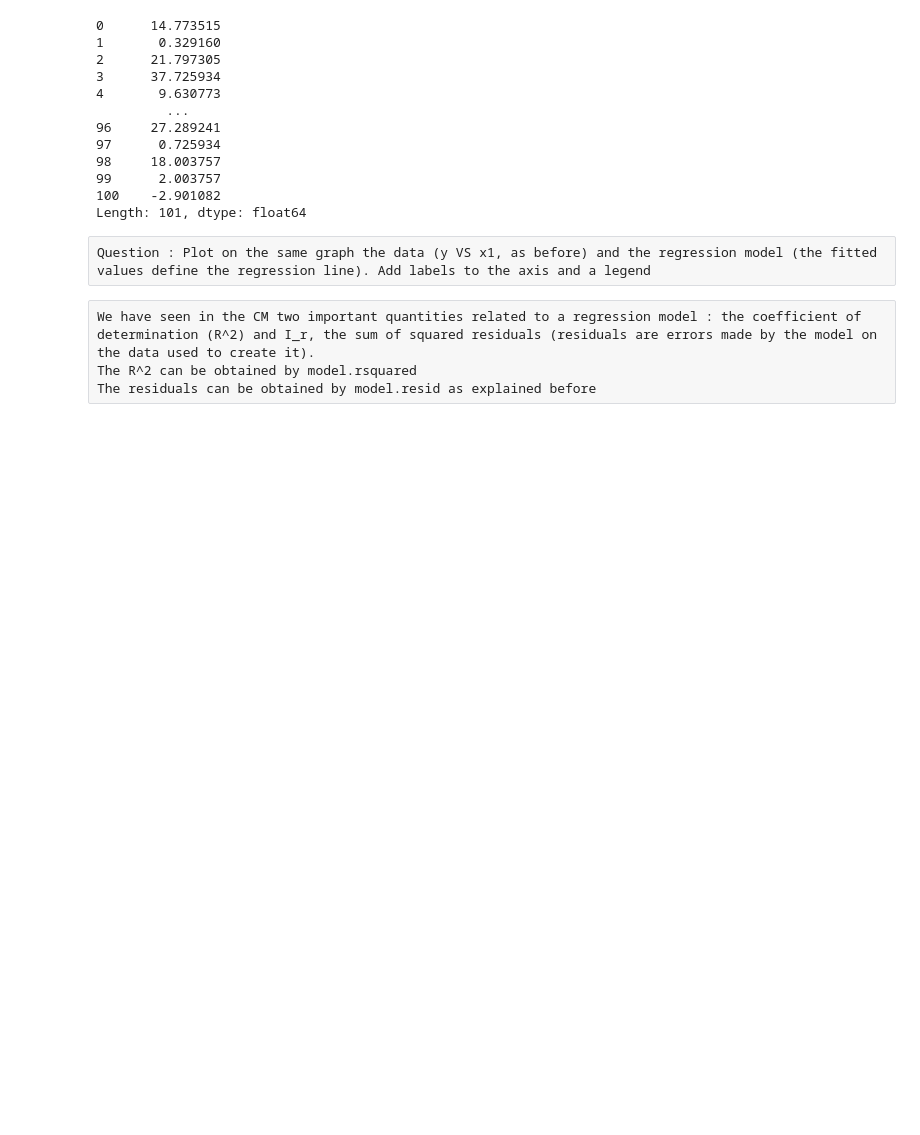
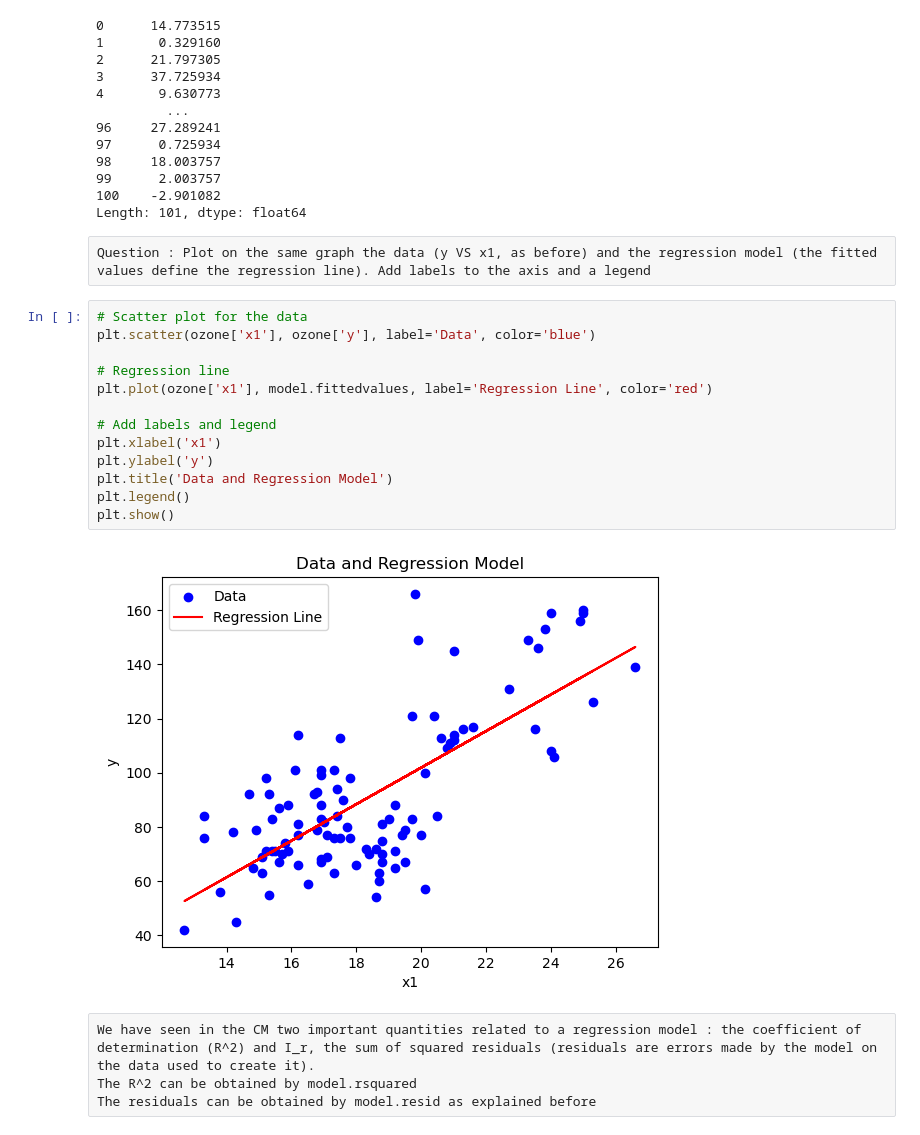
Before and after one commit to Largaton1/TimeSeries, a Jupyter notebook: TP1_reg_Student.ipynb, the cells around one changed output. Cells and saved outputs as stored; diff of their text form; blank space fills up the shorter version.

```diff
--- a/TP1_reg_Student.ipynb
+++ b/TP1_reg_Student.ipynb
@@ -144,6 +185,21 @@ model.resid
 Length: 101, dtype: float64
 # %% [raw]
 Question : Plot on the same graph the data (y VS x1, as before) and the regression model (the fitted values define the regression line). Add labels to the axis and a legend
+# %%
+# Scatter plot for the data
+plt.scatter(ozone['x1'], ozone['y'], label='Data', color='blue')
+
+# Regression line
+plt.plot(ozone['x1'], model.fittedvalues, label='Regression Line', color='red')
+
+# Add labels and legend
+plt.xlabel('x1')
+plt.ylabel('y')
+plt.title('Data and Regression Model')
+plt.legend()
+plt.show()
+# %% [output]
+[figure, added]
 # %% [raw]
 We have seen in the CM two important quantities related to a regression model : the coefficient of determination (R^2) and I_r, the sum of squared residuals (residuals are errors made by the model on the data used to create it).
 The R^2 can be obtained by model.rsquared
```
Also changed, not shown: parts of 19 cells of this notebook.
